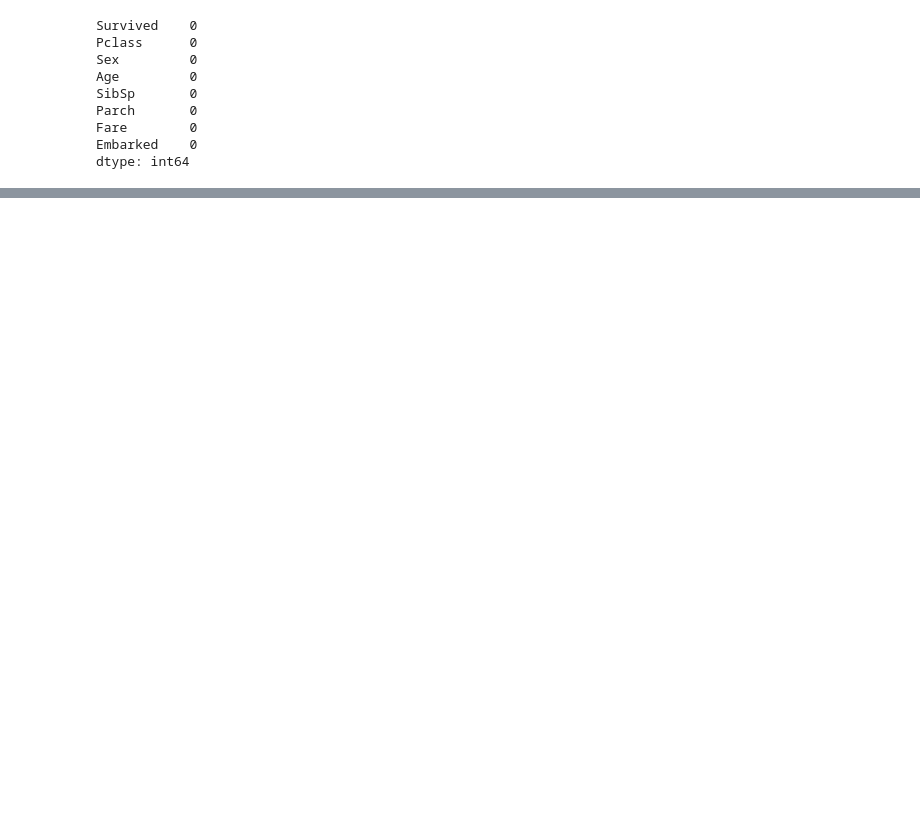
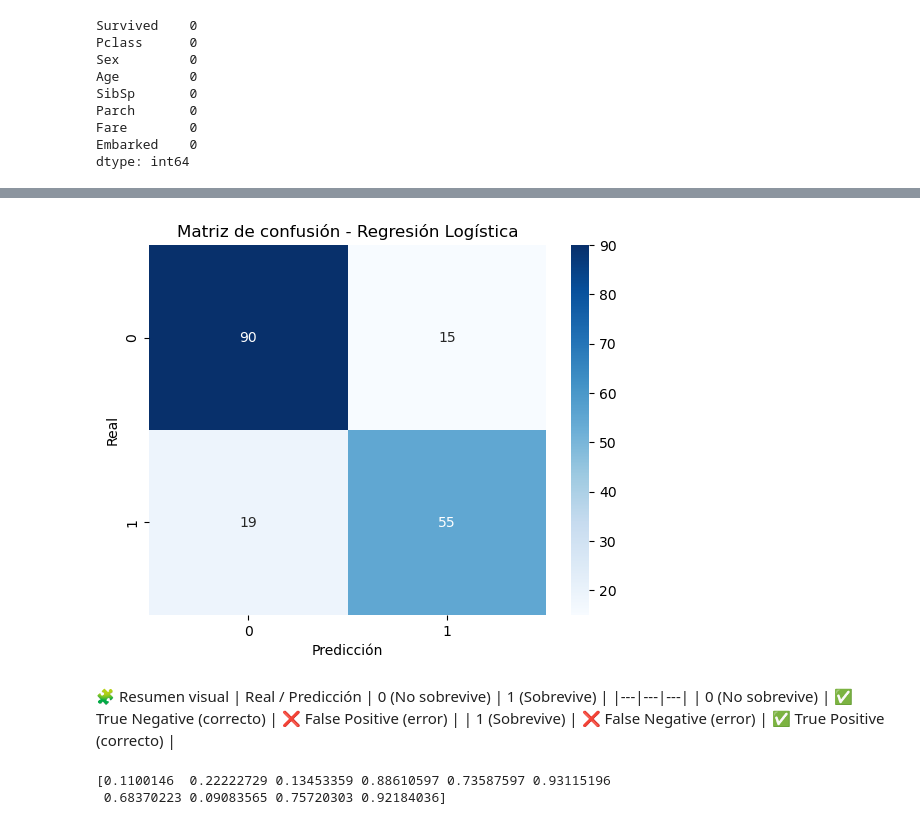
Before and after one commit to rodrigobg1304/Data_Engineer_Roadmap, a Jupyter notebook: Titanic.ipynb, the cells around one changed output, grey strips where cells are left out. Drawn from its saved outputs; the diff is of its cells as text; code cells hidden in the pictures; blank space fills up the shorter version.

Commit message:
Check different models for training and test, checking which is the best choice.

```diff
--- a/Titanic.ipynb
+++ b/Titanic.ipynb
@@ -156,0 +196,7 @@ plt.show()
+# %%
+X = titanic_clean_df.drop('Survived', axis=1)
+y = titanic_clean_df['Survived']
+
+from sklearn.model_selection import train_test_split
+
+X_train, X_test, y_train, y_test = train_test_split(X, y, test_size=0.2, random_state=42)
@@ -156,0 +223,10 @@ plt.show()
+# %%
+from sklearn.tree import DecisionTreeClassifier
+from sklearn.metrics import accuracy_score, classification_report, confusion_matrix
+
+modelo = DecisionTreeClassifier(random_state=42)
+modelo.fit(X_train, y_train)
+
+y_pred = modelo.predict(X_test)
+print("Accuracy:", accuracy_score(y_test, y_pred))
+print(classification_report(y_test, y_pred))
@@ -156,0 +245,14 @@ plt.show()
+# %%
+from sklearn.linear_model import LogisticRegression
+from sklearn.metrics import accuracy_score, classification_report, confusion_matrix
+
+# Crear el modelo
+log_model = LogisticRegression(max_iter=1000, random_state=42)
+
+# Entrenar
+log_model.fit(X_train, y_train)
+
+# Predecir
+y_pred = log_model.predict(X_test)
+print("Accuracy:", accuracy_score(y_test, y_pred))
+print("\nReporte de clasificación:\n", classification_report(y_test, y_pred))
@@ -156,0 +271,24 @@ plt.show()
+# %%
+import seaborn as sns
+import matplotlib.pyplot as plt
+
+cm = confusion_matrix(y_test, y_pred)
+sns.heatmap(cm, annot=True, fmt='d', cmap='Blues')
+plt.xlabel('Predicción')
+plt.ylabel('Real')
+plt.title('Matriz de confusión - Regresión Logística')
+plt.show()
+# %% [output]
+[figure, added]
+# %% [markdown]
+🧩 Resumen visual
+| Real / Predicción	| 0 (No sobrevive) | 1 (Sobrevive) |
+|---|---|---|
+| 0 (No sobrevive) |	✅ True Negative (correcto)	| ❌ False Positive (error) |
+| 1 (Sobrevive) |	❌ False Negative (error)	| ✅ True Positive (correcto) |
+# %%
+y_prob = log_model.predict_proba(X_test)[:, 1]
+print(y_prob[:10])
+# %% [output]
+[0.1100146  0.22222729 0.13453359 0.88610597 0.73587597 0.93115196
+ 0.68370223 0.09083565 0.75720303 0.92184036]
```
Also changed, not shown: parts of 38 cells of this notebook.
